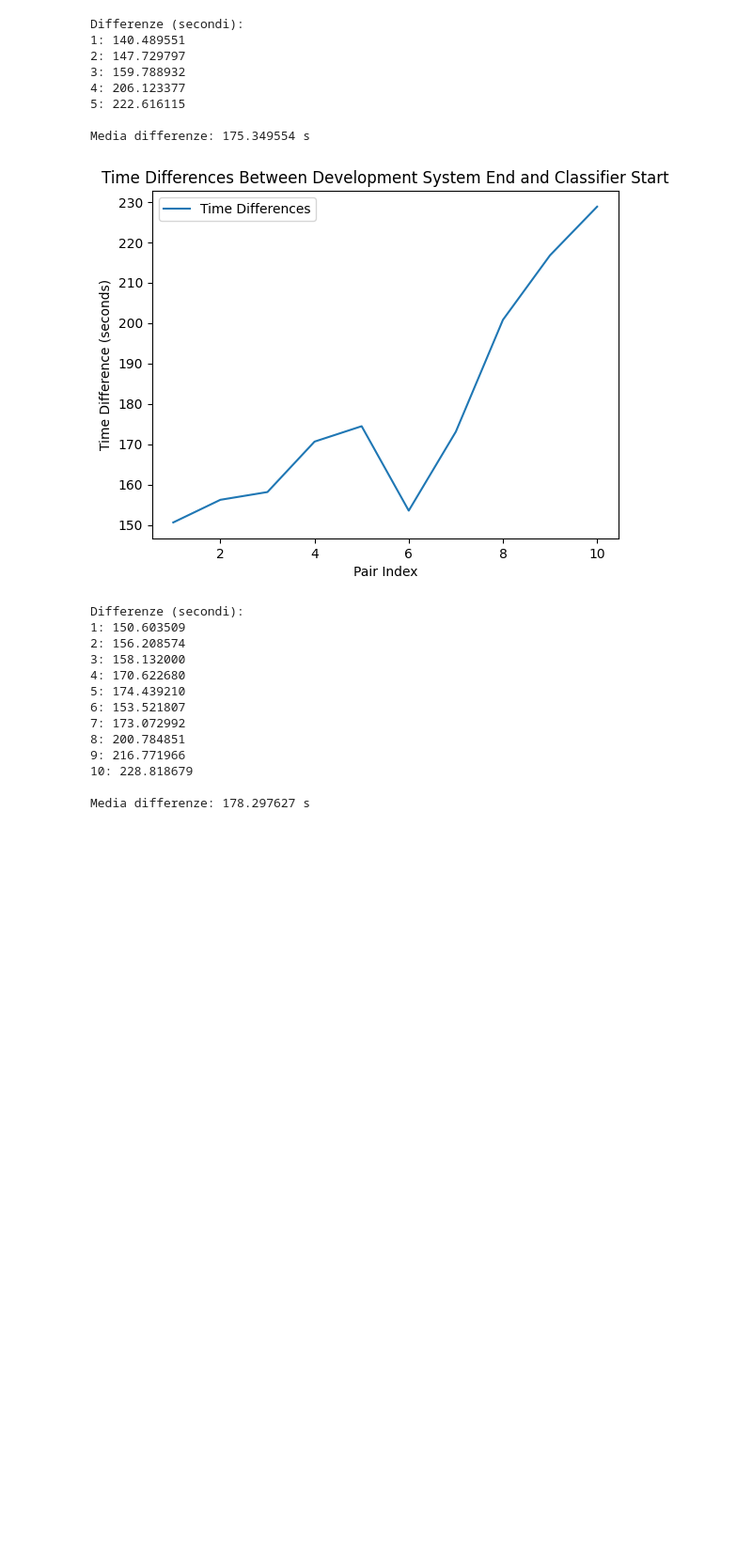
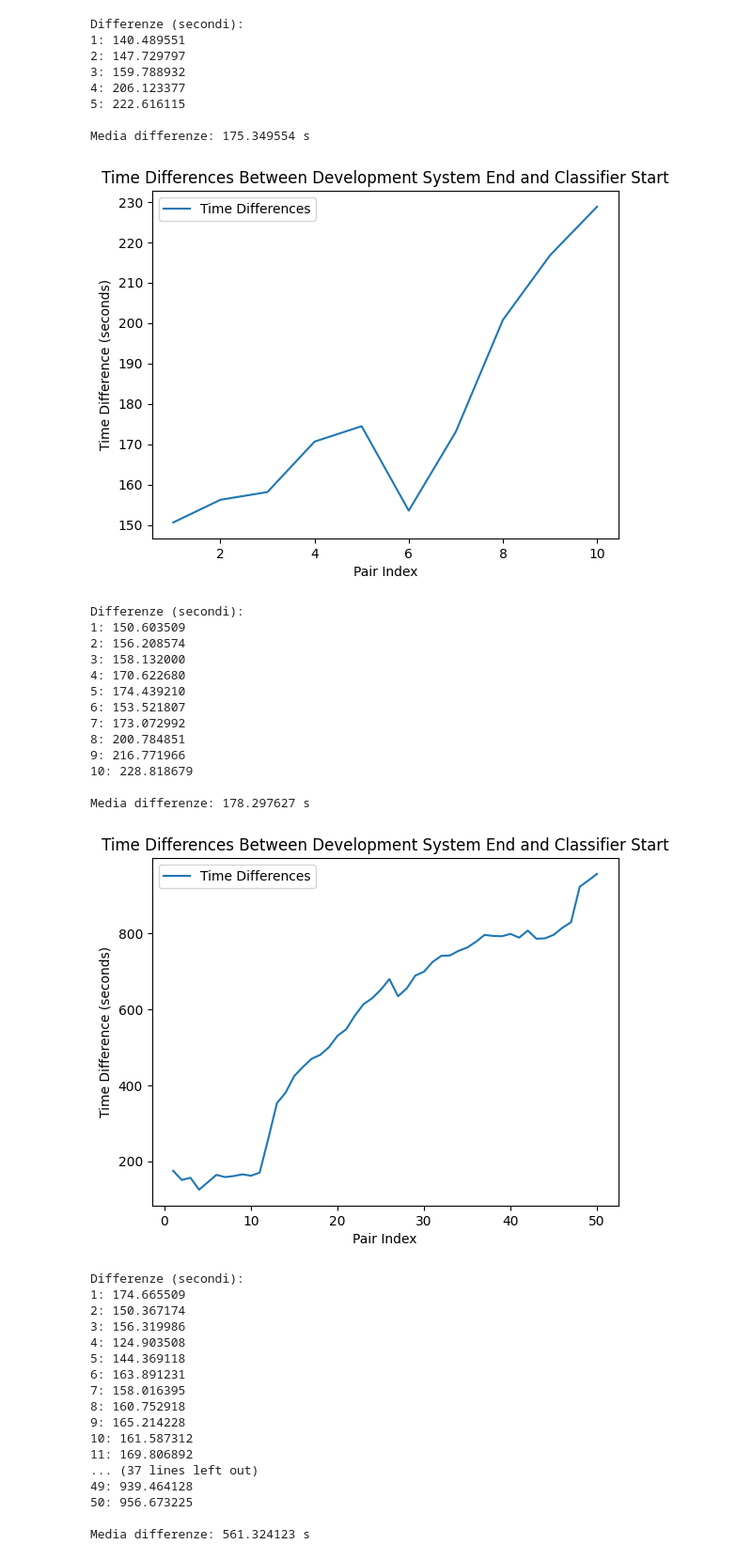
Before and after one commit to ziaUbi/software-engineering-cyberbullying-detection-system-, a Jupyter notebook: service_class/logs/test.ipynb, the cells around one changed output. Shown at 94% size. Cells and saved outputs as stored; diff of their text form; code cells hidden in the pictures; blank space fills up the shorter version.

```diff
--- a/service_class/logs/test.ipynb
+++ b/service_class/logs/test.ipynb
@@ -145,3 +145,83 @@ Differenze (secondi):
 10: 228.818679
 
 Media differenze: 178.297627 s
+# %%
+import csv
+
+# ===============================
+# 1) Leggi END dal file di testo
+# ===============================
+dev_end_times = []
+
+with open("timestamp_log_2.txt", "r") as f:
+    for line in f:
+        line = line.strip()
+        if not line:
+            continue
+
+        timestamp, system, status = line.split(",")
+
+        if system == "Development System" and status == "end":
+            dev_end_times.append(float(timestamp))
+
+# ======================================
+# 2) Leggi START dal file CSV (con header)
+# ======================================
+classifier_start_times = []
+
+with open("development_log_2.csv", newline="") as f:
+    reader = csv.DictReader(f)
+    for row in reader:
+        if row["status"] == "start":
+            classifier_start_times.append(float(row["timestamp"]))
+
+# =========================
+# 3) Calcolo differenze
+# =========================
+n = min(len(dev_end_times), len(classifier_start_times))
+
+if n == 0:
+    raise ValueError("Nessuna coppia valida trovata")
+
+differences = [
+    dev_end_times[i] - classifier_start_times[i]
+    for i in range(n)
+]
+
+import matplotlib.pyplot as plt
+plt.plot(range(1, len(differences) + 1), differences, label="Time Differences")
+plt.xlabel("Pair Index")
+plt.ylabel("Time Difference (seconds)")
+plt.title("Time Differences Between Development System End and Classifier Start")
+plt.legend()
+plt.show()
+
+average_difference = sum(differences) / n
+
+# =========================
+# 4) Output
+# =========================
+print("Differenze (secondi):")
+for i, d in enumerate(differences, start=1):
+    print(f"{i}: {d:.6f}")
+
+print(f"\nMedia differenze: {average_difference:.6f} s")
+# %% [output]
+[figure, added]
+Differenze (secondi):
+1: 174.665509
+2: 150.367174
+3: 156.319986
+4: 124.903508
+5: 144.369118
+6: 163.891231
+7: 158.016395
+8: 160.752918
+9: 165.214228
+10: 161.587312
+11: 169.806892
+... (37 lines left out)
+49: 939.464128
+50: 956.673225
+
+Media differenze: 561.324123 s
```
Also changed, not shown: 16 other files.
